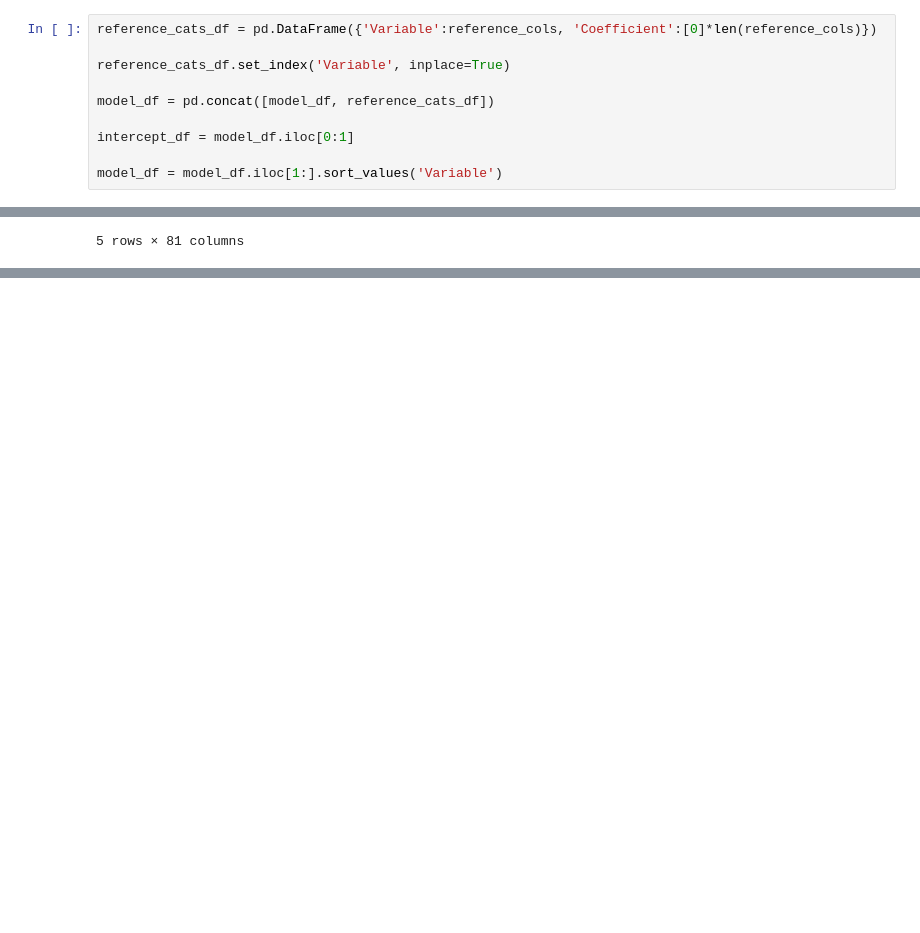
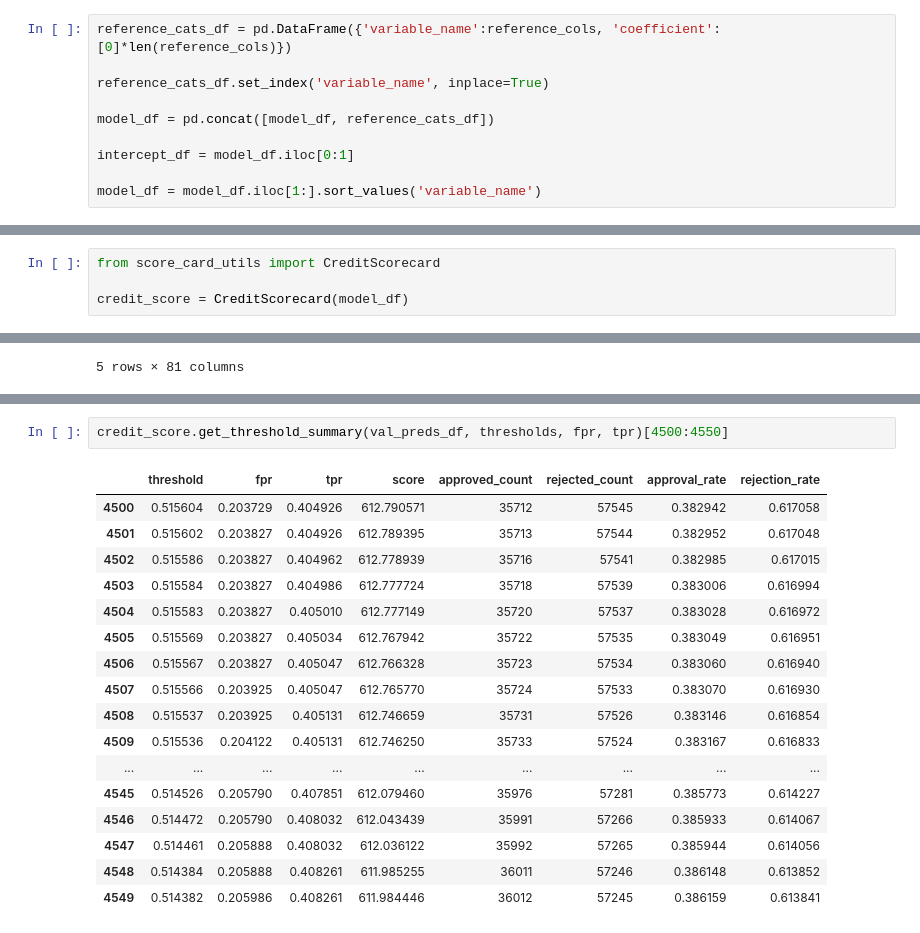
Before and after one commit to oozsoy/credit_risk_modeling, a Jupyter notebook: PD_Model_Validation.ipynb, the cells around one changed output, grey strips where cells are left out. Drawn from its saved outputs; the diff is of its cells as text; blank space fills up the shorter version.

Commit message:
feat: add custom credit score class

```diff
--- a/PD_Model_Validation.ipynb
+++ b/PD_Model_Validation.ipynb
@@ -520,14 +520,14 @@ model_df.head()
 # %% [markdown]
 For any borrower, only 1 of the category within the original variable, e.g `tot_cur_bal`, `addr_state` etc. Furthermore, recall that the model coefficients above is defined with reference to another base categories. Essentially this means that these reference categories have zero coefficients. We add them for the full transparency of the scorecard.
 # %%
-reference_cats_df = pd.DataFrame({'Variable':reference_cols, 'Coefficient':[0]*len(reference_cols)})
+reference_cats_df = pd.DataFrame({'variable_name':reference_cols, 'coefficient':[0]*len(reference_cols)})
 
-reference_cats_df.set_index('Variable', inplace=True)
+reference_cats_df.set_index('variable_name', inplace=True)
 
 model_df = pd.concat([model_df, reference_cats_df])
 
 intercept_df = model_df.iloc[0:1]
 
-model_df = model_df.iloc[1:].sort_values('Variable')
+model_df = model_df.iloc[1:].sort_values('variable_name')
 # %%
 model_df = pd.concat([intercept_df, model_df])
@@ -564,0 +534,4 @@ score_card = get_score_card(model_df)
+# %%
+from score_card_utils import CreditScorecard
+
+credit_score = CreditScorecard(model_df)
@@ -718,0 +582,20 @@ cutoff_df[4500:5300]
+# %%
+credit_score.get_threshold_summary(val_preds_df, thresholds, fpr, tpr)[4500:4550]
+# %% [output]
+|  | threshold | fpr | tpr | score | approved_count | rejected_count | approval_rate | rejection_rate |
+| 4500 | 0.515604 | 0.203729 | 0.404926 | 612.790571 | 35712 | 57545 | 0.382942 | 0.617058 |
+| 4501 | 0.515602 | 0.203827 | 0.404926 | 612.789395 | 35713 | 57544 | 0.382952 | 0.617048 |
+| 4502 | 0.515586 | 0.203827 | 0.404962 | 612.778939 | 35716 | 57541 | 0.382985 | 0.617015 |
+| 4503 | 0.515584 | 0.203827 | 0.404986 | 612.777724 | 35718 | 57539 | 0.383006 | 0.616994 |
+| 4504 | 0.515583 | 0.203827 | 0.405010 | 612.777149 | 35720 | 57537 | 0.383028 | 0.616972 |
+| 4505 | 0.515569 | 0.203827 | 0.405034 | 612.767942 | 35722 | 57535 | 0.383049 | 0.616951 |
+| 4506 | 0.515567 | 0.203827 | 0.405047 | 612.766328 | 35723 | 57534 | 0.383060 | 0.616940 |
+| 4507 | 0.515566 | 0.203925 | 0.405047 | 612.765770 | 35724 | 57533 | 0.383070 | 0.616930 |
+| 4508 | 0.515537 | 0.203925 | 0.405131 | 612.746659 | 35731 | 57526 | 0.383146 | 0.616854 |
+| 4509 | 0.515536 | 0.204122 | 0.405131 | 612.746250 | 35733 | 57524 | 0.383167 | 0.616833 |
+| ... | ... | ... | ... | ... | ... | ... | ... | ... |
+| 4545 | 0.514526 | 0.205790 | 0.407851 | 612.079460 | 35976 | 57281 | 0.385773 | 0.614227 |
+| 4546 | 0.514472 | 0.205790 | 0.408032 | 612.043439 | 35991 | 57266 | 0.385933 | 0.614067 |
+| 4547 | 0.514461 | 0.205888 | 0.408032 | 612.036122 | 35992 | 57265 | 0.385944 | 0.614056 |
+| 4548 | 0.514384 | 0.205888 | 0.408261 | 611.985255 | 36011 | 57246 | 0.386148 | 0.613852 |
+| 4549 | 0.514382 | 0.205986 | 0.408261 | 611.984446 | 36012 | 57245 | 0.386159 | 0.613841 |
```
Also changed, not shown: parts of 18 cells of this notebook, 3 other files.
